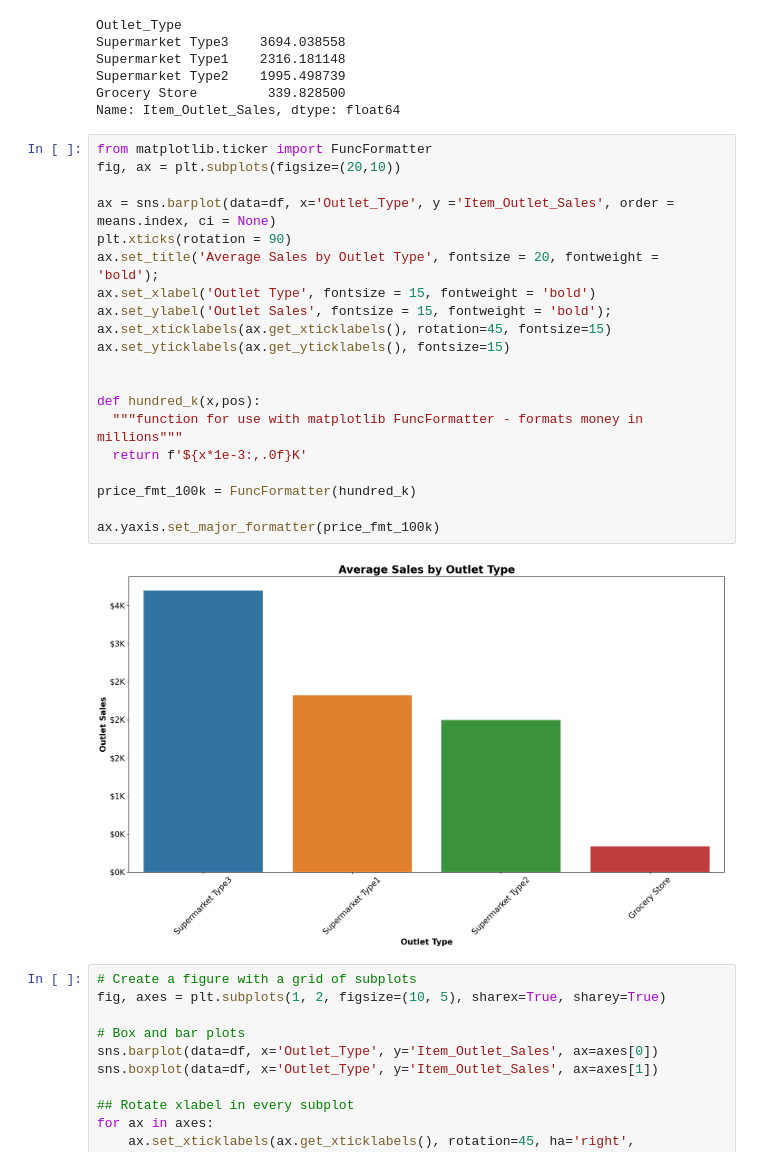
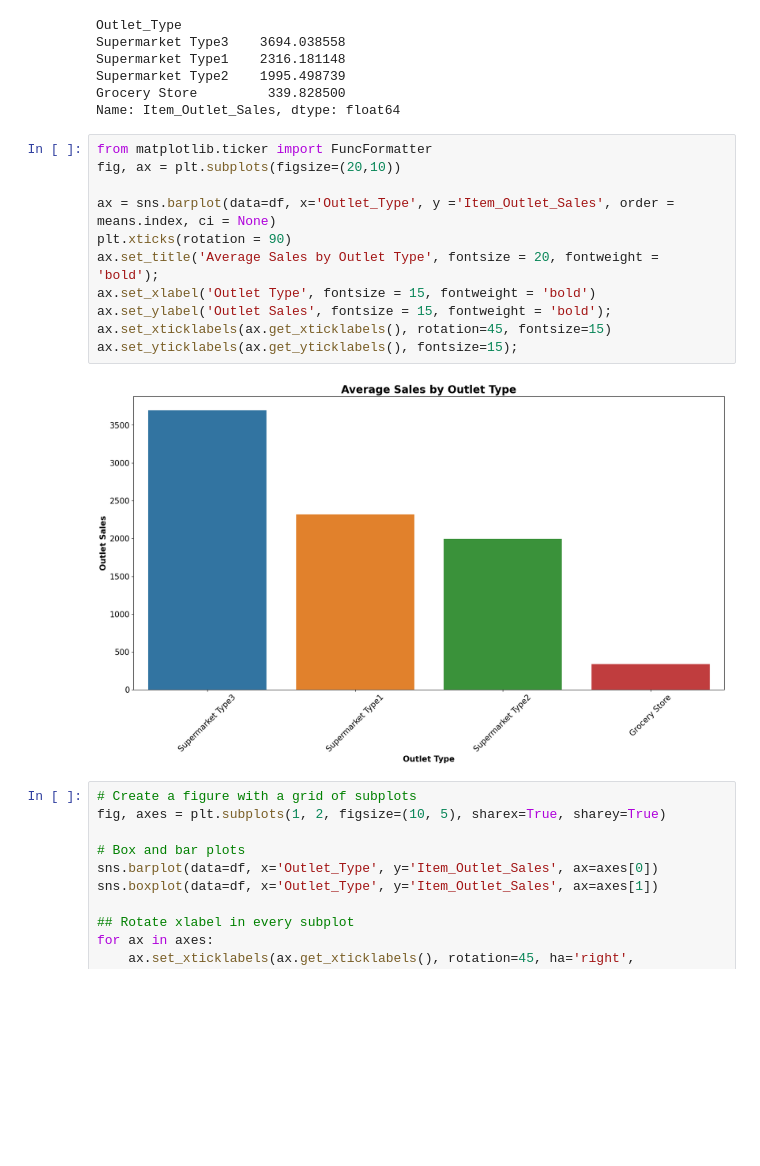
Before and after one commit to hokushrine/prediction-of-product-sales, a Jupyter notebook: Prediction_of_Product_Sales.ipynb, the cells around one changed output. Drawn from its saved outputs; the diff is of its cells as text; blank space fills up the shorter version.

Commit message:
Removed improper formatter

```diff
--- a/Prediction_of_Product_Sales.ipynb
+++ b/Prediction_of_Product_Sales.ipynb
@@ -456,25 +456,16 @@ Name: Item_Outlet_Sales, dtype: float64
 # %%
 from matplotlib.ticker import FuncFormatter
 fig, ax = plt.subplots(figsize=(20,10))
 
 ax = sns.barplot(data=df, x='Outlet_Type', y ='Item_Outlet_Sales', order = means.index, ci = None)
 plt.xticks(rotation = 90)
 ax.set_title('Average Sales by Outlet Type', fontsize = 20, fontweight = 'bold');
 ax.set_xlabel('Outlet Type', fontsize = 15, fontweight = 'bold')
 ax.set_ylabel('Outlet Sales', fontsize = 15, fontweight = 'bold');
 ax.set_xticklabels(ax.get_xticklabels(), rotation=45, fontsize=15)
-ax.set_yticklabels(ax.get_yticklabels(), fontsize=15)
-
-
-def hundred_k(x,pos):
-  """function for use with matplotlib FuncFormatter - formats money in millions"""
-  return f'${x*1e-3:,.0f}K'
-
-price_fmt_100k = FuncFormatter(hundred_k)
-
-ax.yaxis.set_major_formatter(price_fmt_100k)
+ax.set_yticklabels(ax.get_yticklabels(), fontsize=15);
 # %% [output]
-[figure, old version]
+[figure, new version]
 # %%
 # Create a figure with a grid of subplots
 fig, axes = plt.subplots(1, 2, figsize=(10, 5), sharex=True, sharey=True)
```
